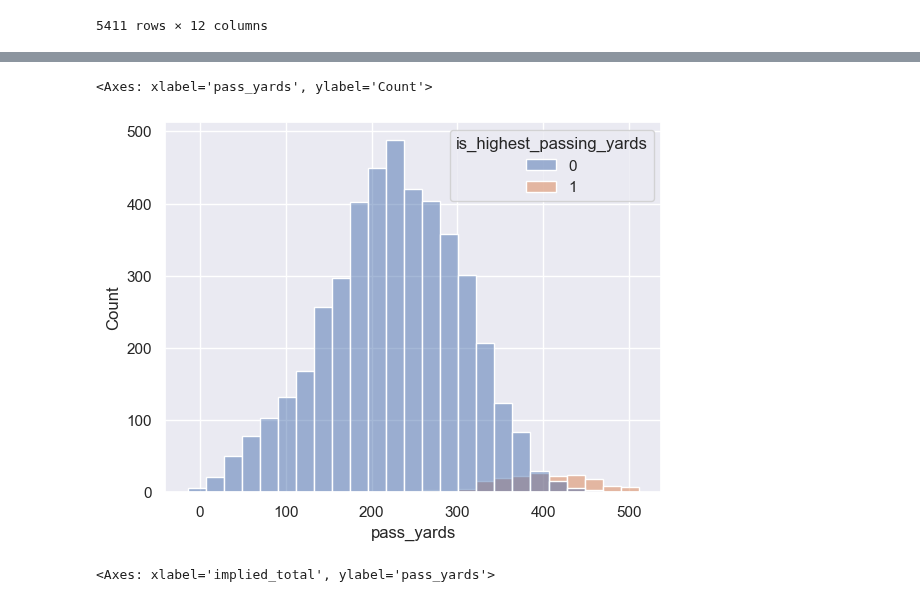
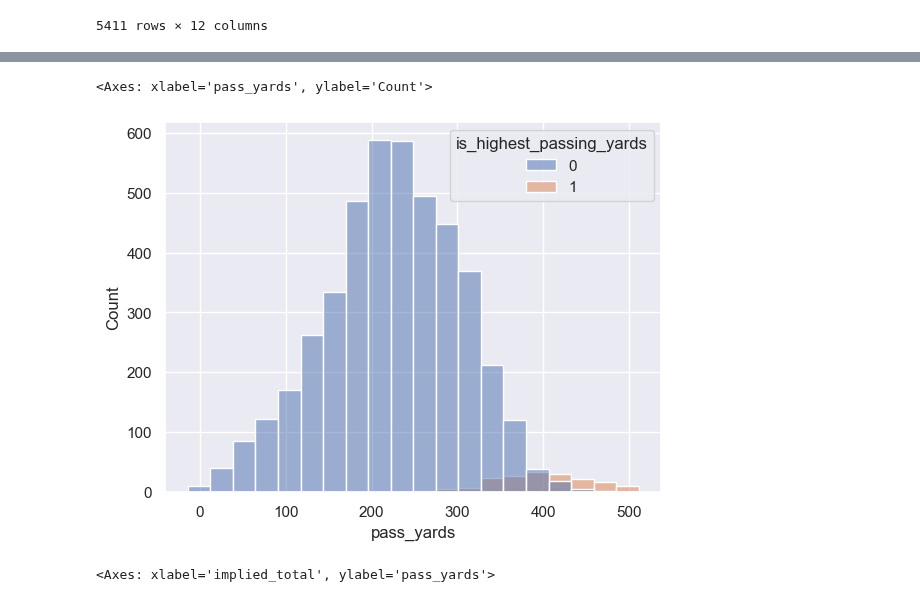
Before and after one commit to bhuggard/CheckTheCover, a Jupyter notebook: herewego.ipynb, the cells around one changed output, grey strips where cells are left out. Cells and saved outputs as stored; diff of their text form; code cells hidden in the pictures.

```diff
--- a/herewego.ipynb
+++ b/herewego.ipynb
@@ -199,10 +184,10 @@ sortski['highest_passing_yards_of_week'] = highest_passing_yards
 # Create a 1,0 flag for "is highest passing yards"
 sortski['is_highest_passing_yards'] = (sortski['pass_yards'] == sortski['highest_passing_yards_of_week']).astype(int)
 # %%
-sns.histplot(data=sortski, x="pass_yards", hue='is_highest_passing_yards', bins=25)
+sns.histplot(data=sortski, x="pass_yards", hue='is_highest_passing_yards', bins=20)
 # %% [output]
 <Axes: xlabel='pass_yards', ylabel='Count'>
-[figure, old version]
+[figure, new version]
 # %%
 sns.scatterplot(data=sortski, x="implied_total", y="pass_yards", hue="is_highest_passing_yards")
 # %% [output]
```
Also changed, not shown: parts of 5 cells of this notebook.
